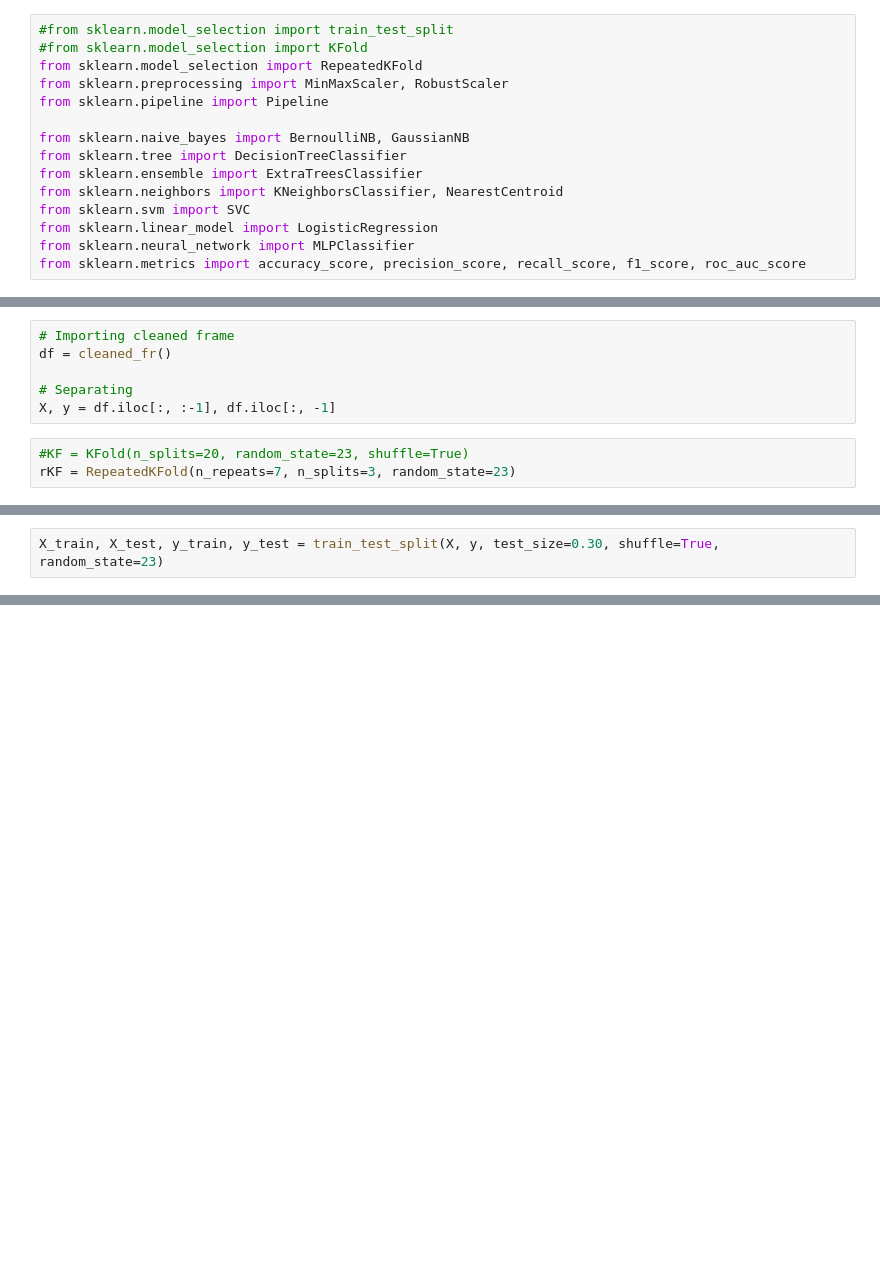
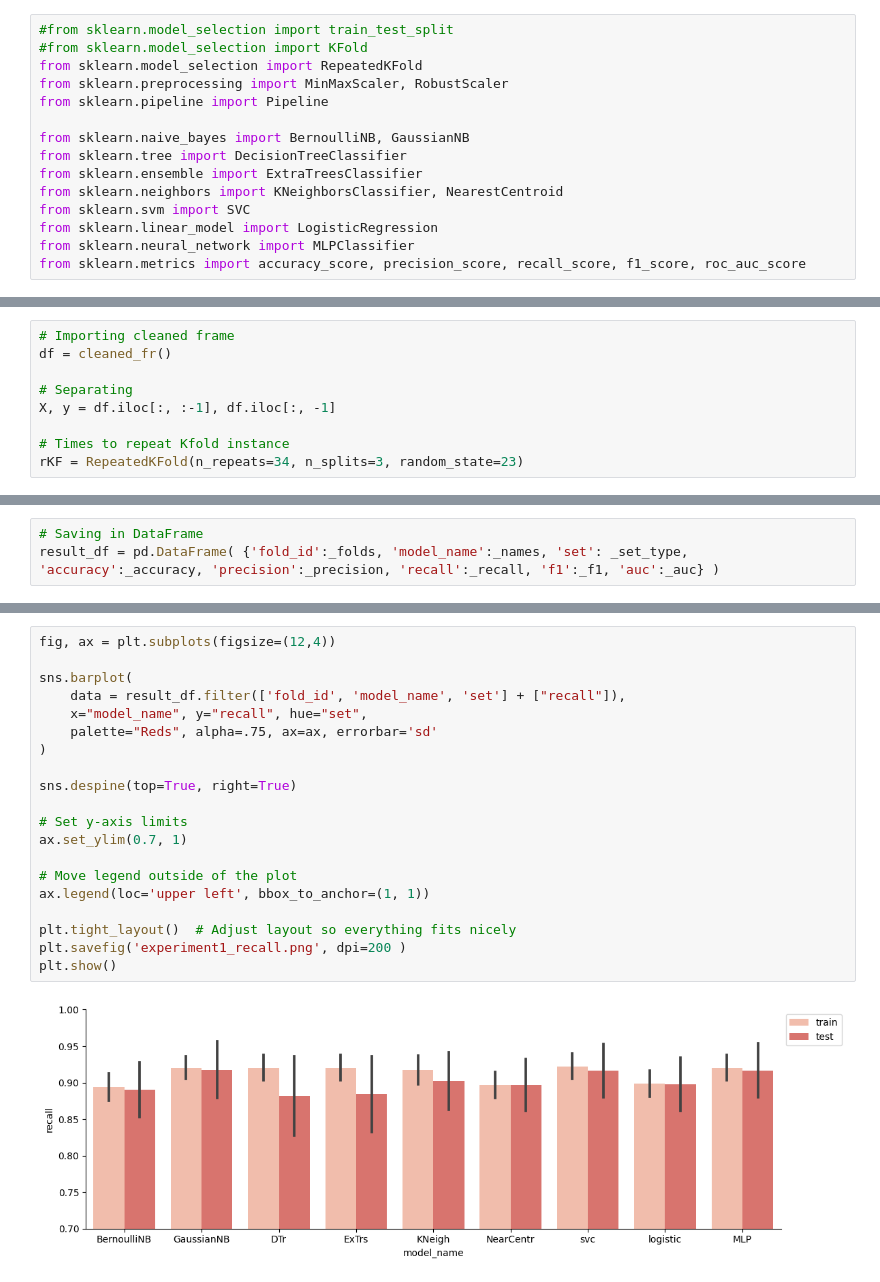
Before and after one commit to maikelps/SleepDisorder, a Jupyter notebook: ML_Assessment.ipynb, the cells around one changed output, grey strips where cells are left out. Drawn from its saved outputs; the diff is of its cells as text; blank space fills up the shorter version.

Commit message:
results experiment 1

```diff
--- a/ML_Assessment.ipynb
+++ b/ML_Assessment.ipynb
@@ -39,6 +44,6 @@ df = cleaned_fr()
 
 # Separating
 X, y = df.iloc[:, :-1], df.iloc[:, -1]
+
+# Times to repeat Kfold instance
+rKF = RepeatedKFold(n_repeats=34, n_splits=3, random_state=23)
-# %%
-#KF = KFold(n_splits=20, random_state=23, shuffle=True)
-rKF = RepeatedKFold(n_repeats=7, n_splits=3, random_state=23)
@@ -112,2 +49,0 @@ Accuracy: 0.8871 | Precision: 0.8833 | Recall: 0.8833 | F1-score: 0.8833 | AUC:
-# %%
-X_train, X_test, y_train, y_test = train_test_split(X, y, test_size=0.30, shuffle=True, random_state=23)
@@ -122,0 +99,3 @@ X
+# %%
+# Saving in DataFrame
+result_df = pd.DataFrame( {'fold_id':_folds, 'model_name':_names, 'set': _set_type, 'accuracy':_accuracy, 'precision':_precision, 'recall':_recall, 'f1':_f1, 'auc':_auc} )
@@ -122,0 +132,22 @@ X
+# %%
+fig, ax = plt.subplots(figsize=(12,4))
+
+sns.barplot(
+    data = result_df.filter(['fold_id', 'model_name', 'set'] + ["recall"]),
+    x="model_name", y="recall", hue="set",
+    palette="Reds", alpha=.75, ax=ax, errorbar='sd'
+)
+
+sns.despine(top=True, right=True)
+
+# Set y-axis limits
+ax.set_ylim(0.7, 1)
+
+# Move legend outside of the plot
+ax.legend(loc='upper left', bbox_to_anchor=(1, 1))
+
+plt.tight_layout()  # Adjust layout so everything fits nicely
+plt.savefig('experiment1_recall.png', dpi=200 )
+plt.show()
+# %% [output]
+[figure, added]
```
Also changed, not shown: parts of 14 cells of this notebook, 2 other files.
